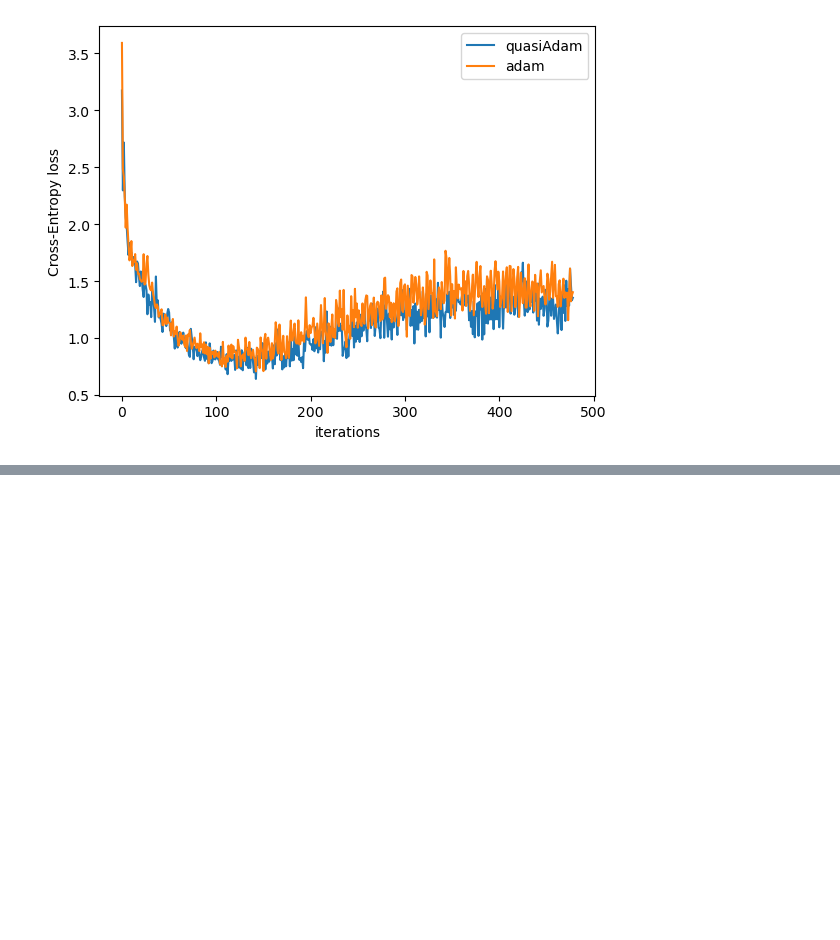
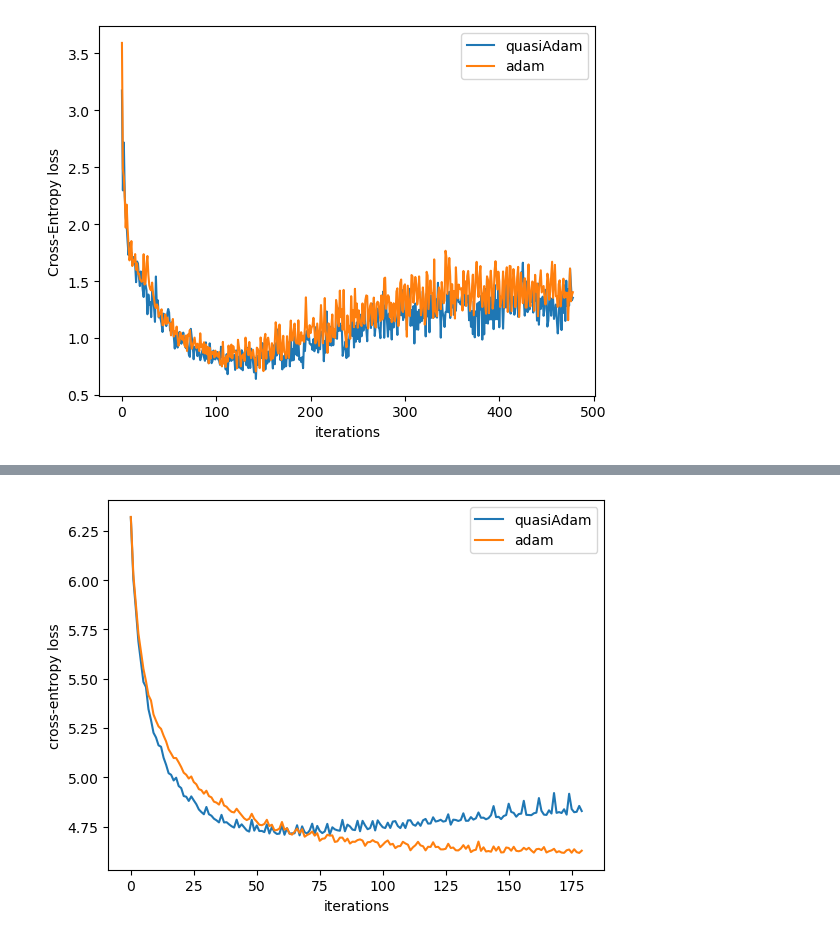
Before and after one commit to aranganath/Adam-boosting, a Jupyter notebook: plot.ipynb, the cells around one changed output, grey strips where cells are left out. Saved outputs shown, nothing was run; the diff lists cells and outputs as text; code cells hidden in the pictures; blank space fills up the shorter version.

```diff
--- a/plot.ipynb
+++ b/plot.ipynb
@@ -59,0 +79,19 @@ plt.show()
+# %%
+with open('./results/optresults/testing_quasiAdam', 'rb') as handle:
+    a = pkl.load(handle)
+
+with open('./results/language-lstm/testing_Adam', 'rb') as handle:
+    b = pkl.load(handle)
+
+a = [a_item.cpu() for a_item in a]
+b = [b_item.cpu() for b_item in b]
+# %%
+plt.plot(a, label='quasiAdam')
+plt.plot(b, label='adam')
+plt.legend()
+plt.xlabel('iterations')
+plt.ylabel('cross-entropy loss')
+plt.savefig('./results/figures/language-lstm/lstm-language-testing.png')
+plt.show()
+# %% [output]
+[figure, added]
```
Also changed, not shown: parts of 10 cells of this notebook.
